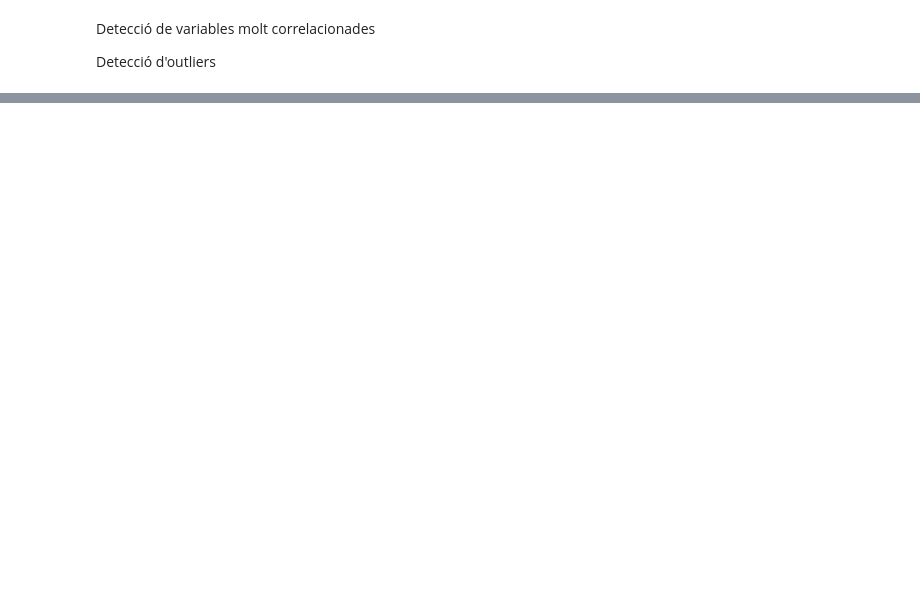
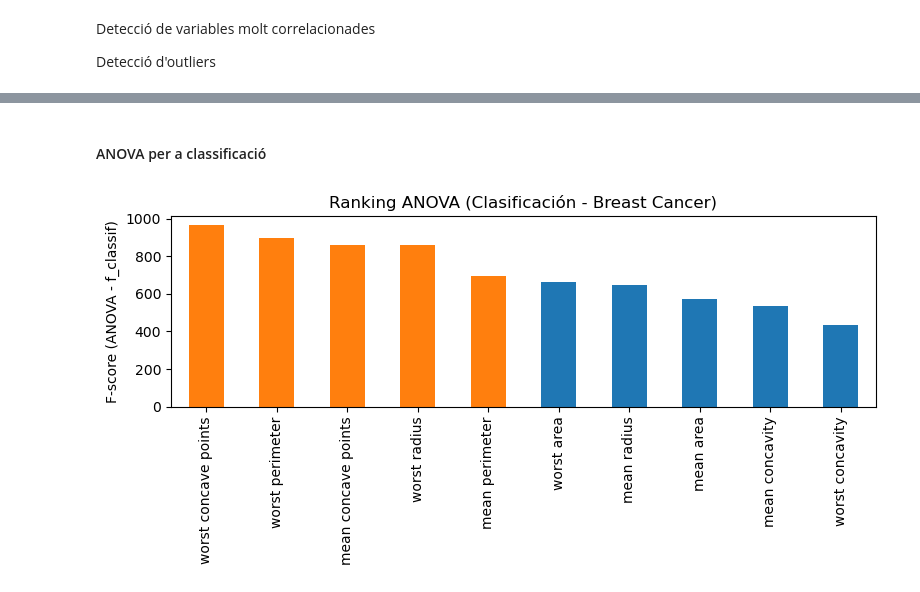
Before and after one commit to xxjcaxx/Disseny-i-avaluacio-de-models, a Jupyter notebook: apunts/documents/optimitzacions_supervisats.ipynb, the cells around one changed output, grey strips where cells are left out. Cells and saved outputs as stored; diff of their text form; code cells hidden in the pictures; blank space fills up the shorter version.

```diff
--- a/apunts/documents/optimitzacions_supervisats.ipynb
+++ b/apunts/documents/optimitzacions_supervisats.ipynb
@@ -45,0 +253,42 @@ Detecció d'outliers
+# %% [markdown]
+#### ANOVA per a classificació
+# %%
+from sklearn.datasets import load_breast_cancer
+from sklearn.feature_selection import SelectKBest, f_classif
+import pandas as pd
+import matplotlib.pyplot as plt
+
+# Cargar dataset con nombres de variables
+data = load_breast_cancer()
+X_tmp = pd.DataFrame(data.data, columns=data.feature_names)
+y_tmp = data.target
+
+# ANOVA para clasificación
+selector_tmp = SelectKBest(score_func=f_classif, k=5)
+selector_tmp.fit(X_tmp, y_tmp)
+
+# Variables seleccionadas
+selected_features = X_tmp.columns[selector_tmp.get_support()]
+
+# Ranking ANOVA
+anova_scores = pd.Series(
+    selector_tmp.scores_,
+    index=X_tmp.columns
+).sort_values(ascending=False)
+
+# Visualización (resaltando las seleccionadas)
+selected = set(selected_features)
+
+colors = [
+    "tab:orange" if feature in selected else "tab:blue"
+    for feature in anova_scores.head(10).index
+]
+
+plt.figure(figsize=(8, 4))
+anova_scores.head(10).plot(kind="bar", color=colors)
+plt.ylabel("F-score (ANOVA - f_classif)")
+plt.title("Ranking ANOVA (Clasificación - Breast Cancer)")
+plt.tight_layout()
+plt.show()
+# %% [output]
+[figure, added]
```
Also changed, not shown: parts of 44 cells of this notebook, 2 other files.
